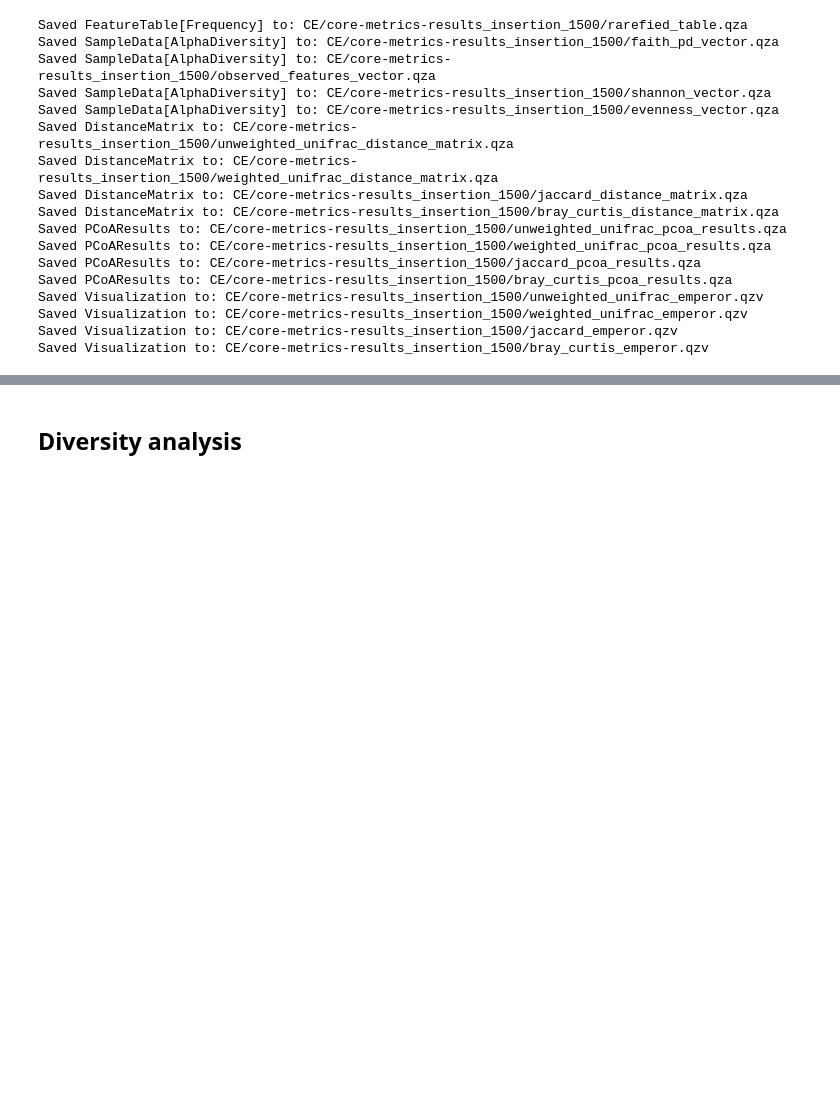
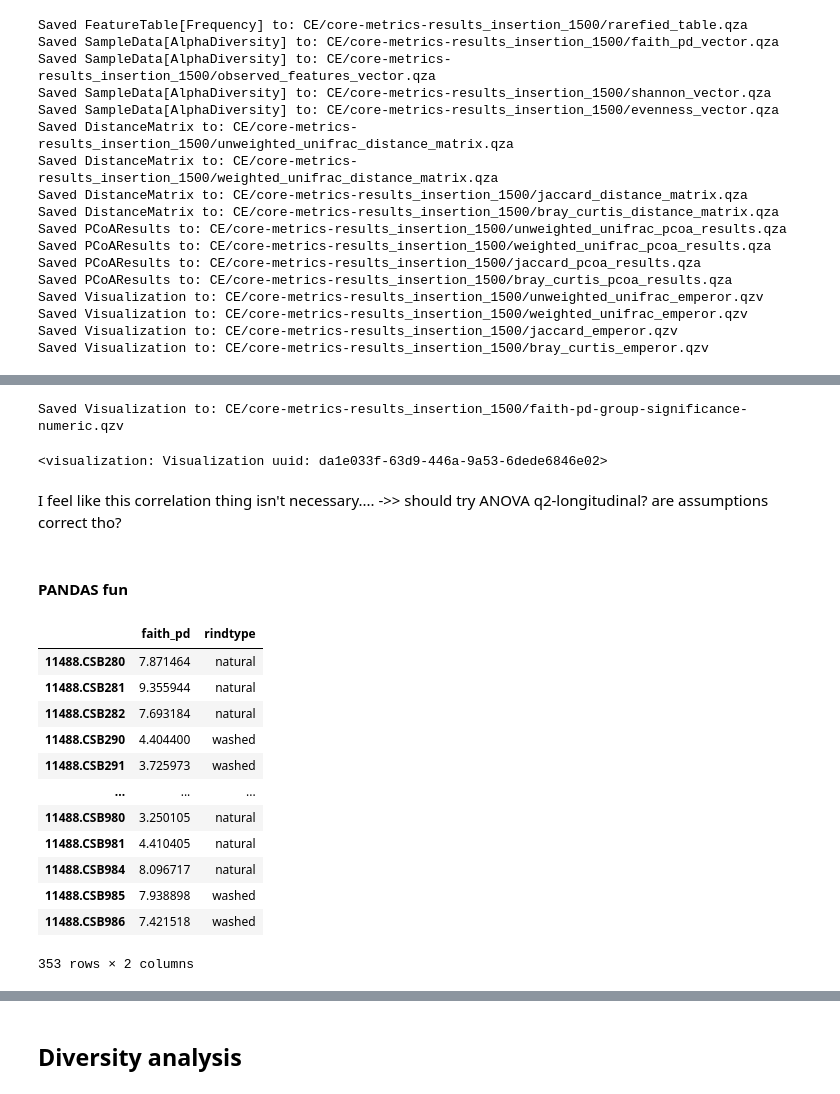
Before and after one commit to besutter1/Cheez-Eyez, a Jupyter notebook: diversity.ipynb, the cells around one changed output, grey strips where cells are left out. Cells and saved outputs as stored; diff of their text form; code cells hidden in the pictures; blank space fills up the shorter version.

```diff
--- a/diversity.ipynb
+++ b/diversity.ipynb
@@ -110,0 +122,16 @@ Saved Visualization to: CE/core-metrics-results_insertion_1500/bray_curtis_emper
+# %%
+! qiime diversity alpha-correlation \
+  --i-alpha-diversity $data_dir/core-metrics-results_insertion_1500/faith_pd_vector.qza \
+  --m-metadata-file $data_dir/food-metadata.tsv \
+  --o-visualization $data_dir/core-metrics-results_insertion_1500/faith-pd-group-significance-numeric.qzv
+# %% [output]
+Saved Visualization to: CE/core-metrics-results_insertion_1500/faith-pd-group-significance-numeric.qzv
+# %%
+Visualization.load(f'{data_dir}/core-metrics-results_insertion_1500/faith-pd-group-significance-numeric.qzv')
+# %% [output]
+<visualization: Visualization uuid: da1e033f-63d9-446a-9a53-6dede6846e02>
+# %% [markdown]
+I feel like this correlation thing isn't necessary....
+->> should try ANOVA q2-longitudinal? are assumptions correct tho?
+# %% [markdown]
+#### PANDAS fun
@@ -110,0 +141,16 @@ Saved Visualization to: CE/core-metrics-results_insertion_1500/bray_curtis_emper
+# %%
+pd.concat([art, md], join = 'inner', axis = 1)
+# %% [output]
+|  | faith_pd | rindtype |
+| 11488.CSB280 | 7.871464 | natural |
+| 11488.CSB281 | 9.355944 | natural |
+| 11488.CSB282 | 7.693184 | natural |
+| 11488.CSB290 | 4.404400 | washed |
+| 11488.CSB291 | 3.725973 | washed |
+| ... | ... | ... |
+| 11488.CSB980 | 3.250105 | natural |
+| 11488.CSB981 | 4.410405 | natural |
+| 11488.CSB984 | 8.096717 | natural |
+| 11488.CSB985 | 7.938898 | washed |
+| 11488.CSB986 | 7.421518 | washed |
+353 rows × 2 columns
```
Also changed, not shown: parts of 5 cells of this notebook.
